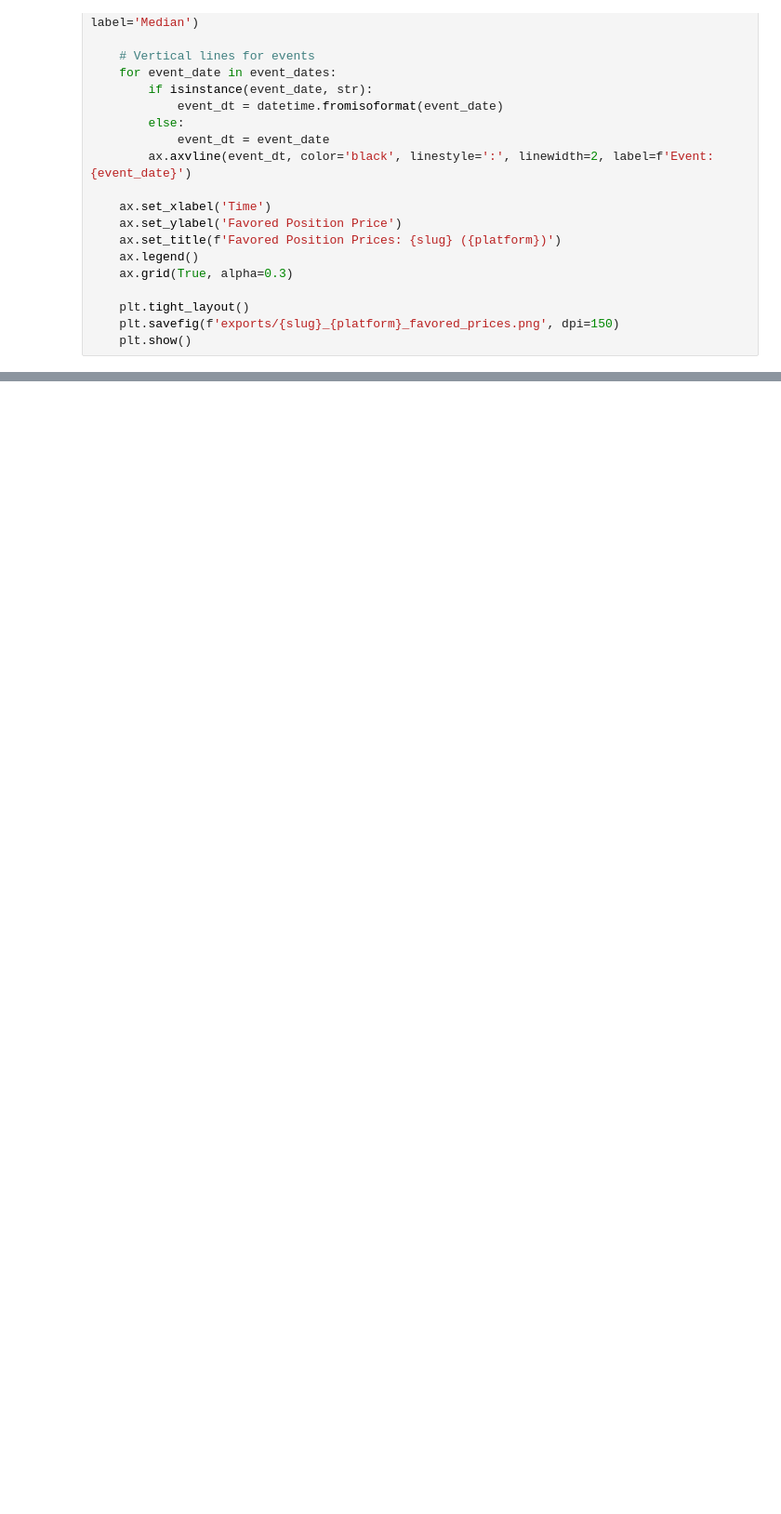
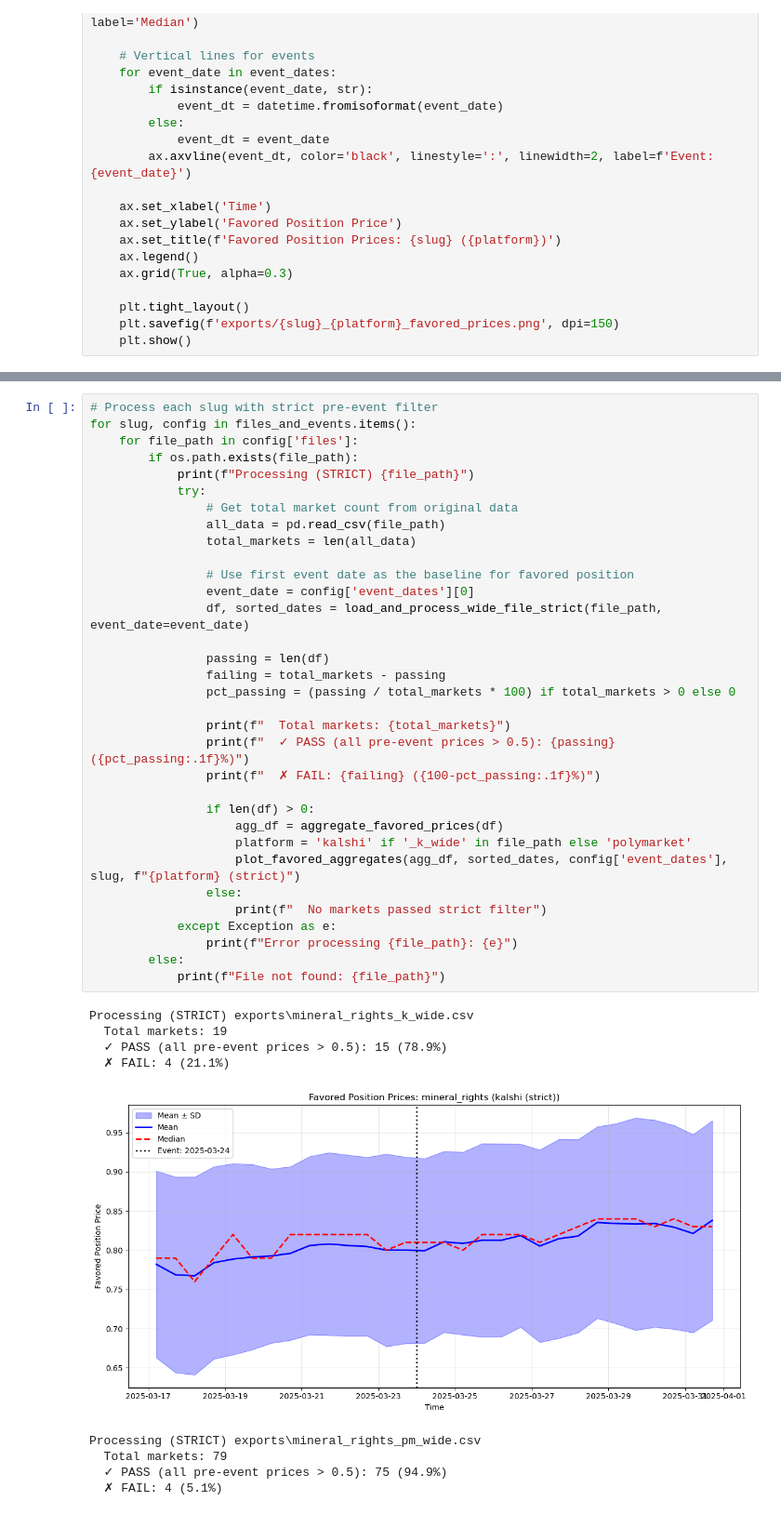
Before and after one commit to terrycheng-collab/prediction, a Jupyter notebook: data_source_explore.ipynb, the cells around one changed output, grey strips where cells are left out. Shown at 93% size. Drawn from its saved outputs; the diff is of its cells as text; blank space fills up the shorter version.

```diff
--- a/data_source_explore.ipynb
+++ b/data_source_explore.ipynb
@@ -375,0 +517,43 @@ Processing exports\zelensky_suit_pm_wide.csv
+# %%
+# Process each slug with strict pre-event filter
+for slug, config in files_and_events.items():
+    for file_path in config['files']:
+        if os.path.exists(file_path):
+            print(f"Processing (STRICT) {file_path}")
+            try:
+                # Get total market count from original data
+                all_data = pd.read_csv(file_path)
+                total_markets = len(all_data)
+
+                # Use first event date as the baseline for favored position
+                event_date = config['event_dates'][0]
+                df, sorted_dates = load_and_process_wide_file_strict(file_path, event_date=event_date)
+
+                passing = len(df)
+                failing = total_markets - passing
+                pct_passing = (passing / total_markets * 100) if total_markets > 0 else 0
+
+                print(f"  Total markets: {total_markets}")
+                print(f"  ✓ PASS (all pre-event prices > 0.5): {passing} ({pct_passing:.1f}%)")
+                print(f"  ✗ FAIL: {failing} ({100-pct_passing:.1f}%)")
+
+                if len(df) > 0:
+                    agg_df = aggregate_favored_prices(df)
+                    platform = 'kalshi' if '_k_wide' in file_path else 'polymarket'
+                    plot_favored_aggregates(agg_df, sorted_dates, config['event_dates'], slug, f"{platform} (strict)")
+                else:
+                    print(f"  No markets passed strict filter")
+            except Exception as e:
+                print(f"Error processing {file_path}: {e}")
+        else:
+            print(f"File not found: {file_path}")
+# %% [output]
+Processing (STRICT) exports\mineral_rights_k_wide.csv
+  Total markets: 19
+  ✓ PASS (all pre-event prices > 0.5): 15 (78.9%)
+  ✗ FAIL: 4 (21.1%)
+[figure, added]
+Processing (STRICT) exports\mineral_rights_pm_wide.csv
+  Total markets: 79
+  ✓ PASS (all pre-event prices > 0.5): 75 (94.9%)
+  ✗ FAIL: 4 (5.1%)
```
Also changed, not shown: parts of 17 cells of this notebook, 15 other files.
